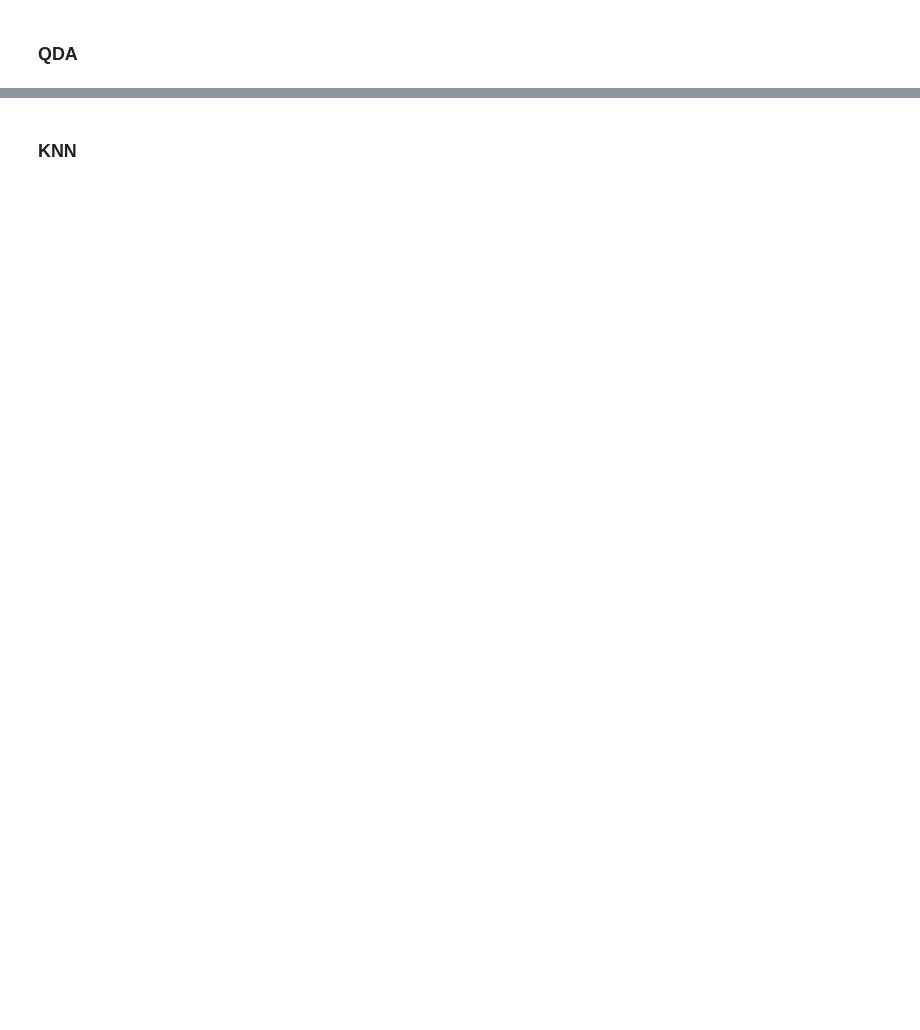
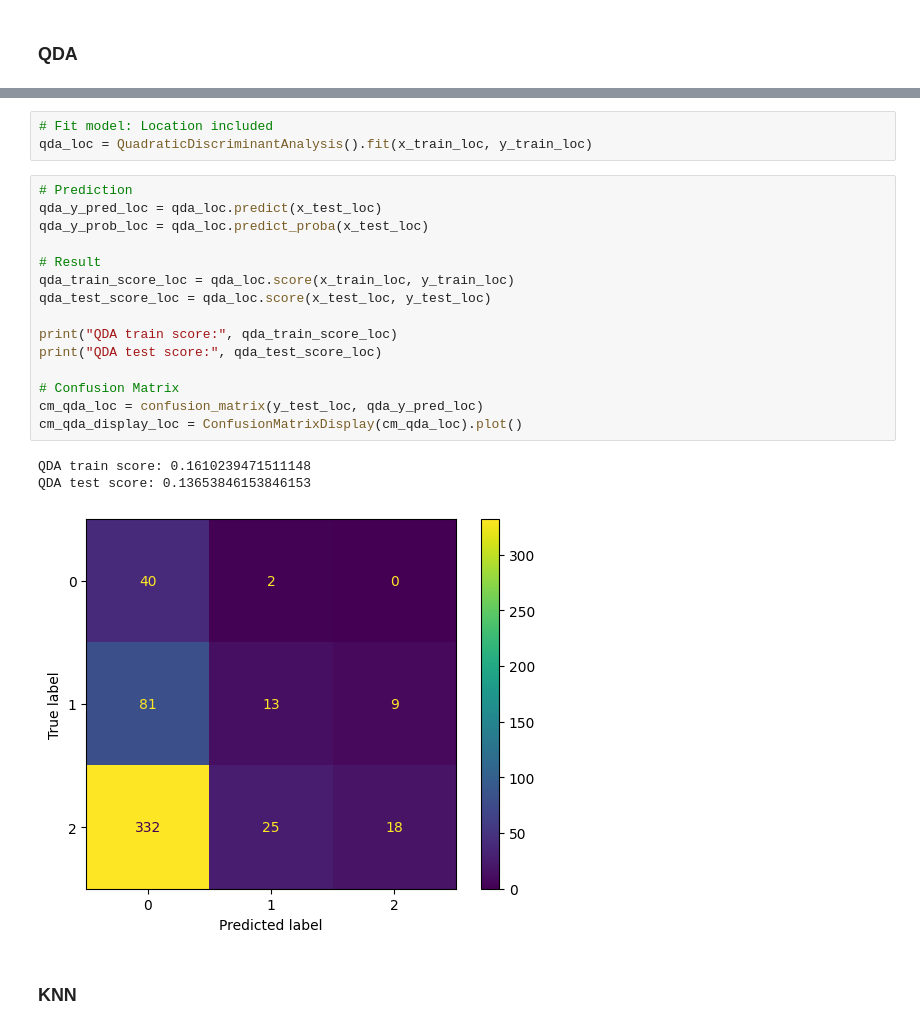
Before and after one commit to ngocmphan/survival_rate_montreal_businesses, a Jupyter notebook: survival_rate_montreal_businesses.ipynb, the cells around one changed output, grey strips where cells are left out. Drawn from its saved outputs; the diff is of its cells as text; blank space fills up the shorter version.

```diff
--- a/survival_rate_montreal_businesses.ipynb
+++ b/survival_rate_montreal_businesses.ipynb
@@ -724,2 +750,24 @@ There is 25% increase in the odds of closing the business
+# %%
+# Fit model: Location included
+qda_loc = QuadraticDiscriminantAnalysis().fit(x_train_loc, y_train_loc)
+# %%
+# Prediction
+qda_y_pred_loc = qda_loc.predict(x_test_loc)
+qda_y_prob_loc = qda_loc.predict_proba(x_test_loc)
+
+# Result
+qda_train_score_loc = qda_loc.score(x_train_loc, y_train_loc)
+qda_test_score_loc = qda_loc.score(x_test_loc, y_test_loc)
+
+print("QDA train score:", qda_train_score_loc)
+print("QDA test score:", qda_test_score_loc)
+
+# Confusion Matrix
+cm_qda_loc = confusion_matrix(y_test_loc, qda_y_pred_loc)
+cm_qda_display_loc = ConfusionMatrixDisplay(cm_qda_loc).plot()
+# %% [output]
+QDA train score: 0.1610239471511148
+QDA test score: 0.13653846153846153
+[figure, added]
 # %% [markdown]
 ### KNN
```
Also changed, not shown: parts of 19 cells of this notebook.
